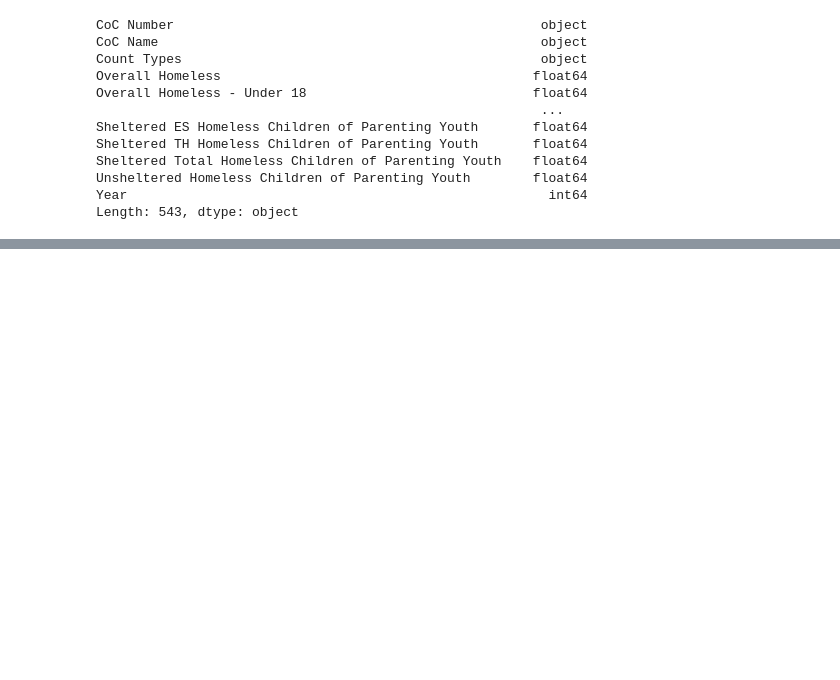
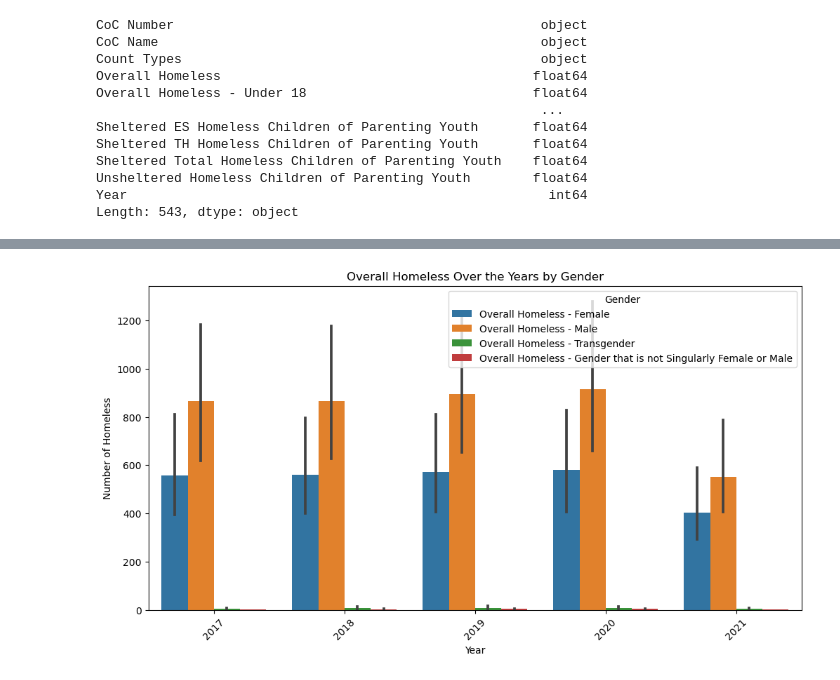
Before and after one commit to SinghNavnoor/homelessness_PIT_count_analysis, a Jupyter notebook: homeless_analysis.ipynb, the cells around one changed output, grey strips where cells are left out. Cells and saved outputs as stored; diff of their text form; code cells hidden in the pictures; blank space fills up the shorter version.

```diff
--- a/homeless_analysis.ipynb
+++ b/homeless_analysis.ipynb
@@ -392,0 +474,31 @@ Length: 543, dtype: object
+# %%
+#Homelessness among the genders over the time.
+
+# Set the size of the plot
+plt.figure(figsize=(12, 6))
+
+# Melt the DataFrame to reshape it for seaborn
+melted_df = pc17_21.melt(id_vars=['Year'],
+                    value_vars=['Overall Homeless - Female',
+                                'Overall Homeless - Male',
+                                'Overall Homeless - Transgender',
+                                'Overall Homeless - Gender that is not Singularly Female or Male'],
+                    var_name='Gender',
+                    value_name='Number of Homeless')
+
+# Create the bar plot
+sns.barplot(x='Year', y='Number of Homeless', hue='Gender', data=melted_df)
+
+# Rotate x-axis labels for better readability
+plt.xticks(rotation=45)
+
+# Set plot title and labels
+plt.title('Overall Homeless Over the Years by Gender')
+plt.xlabel('Year')
+plt.ylabel('Number of Homeless')
+
+# Show plot
+plt.legend(title='Gender')
+plt.show()
+# %% [output]
+[figure, added]
```
Also changed, not shown: parts of 6 cells of this notebook.
